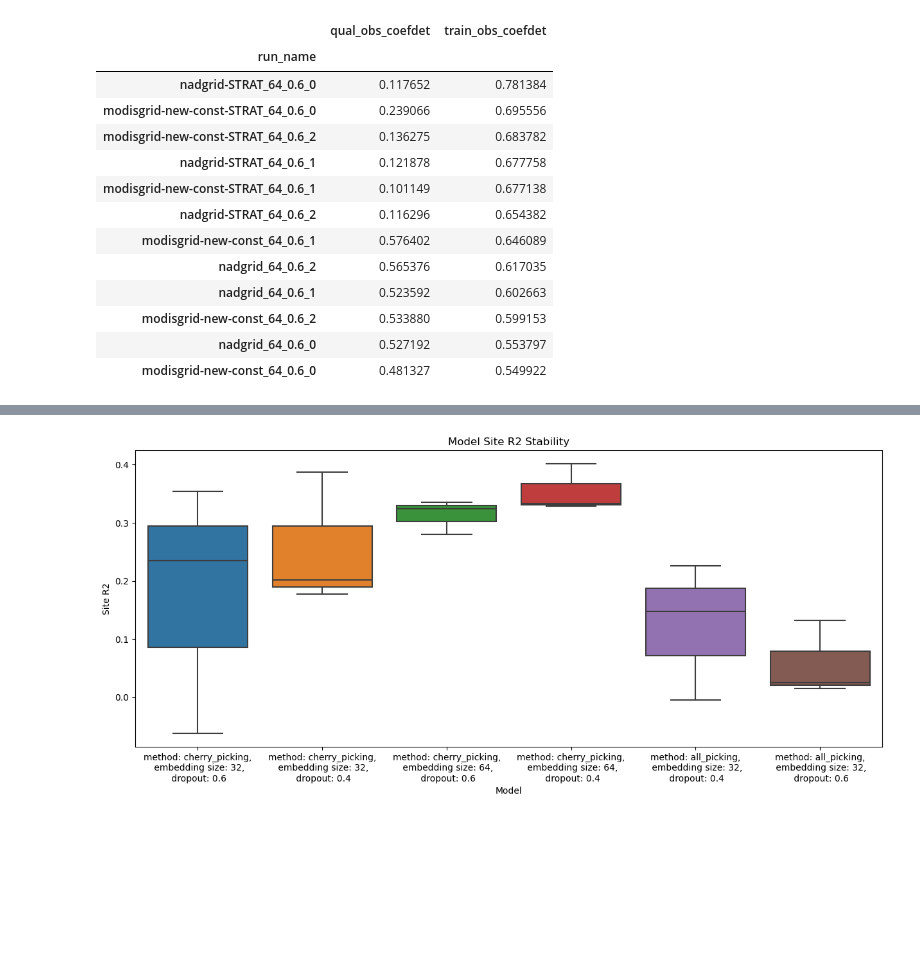
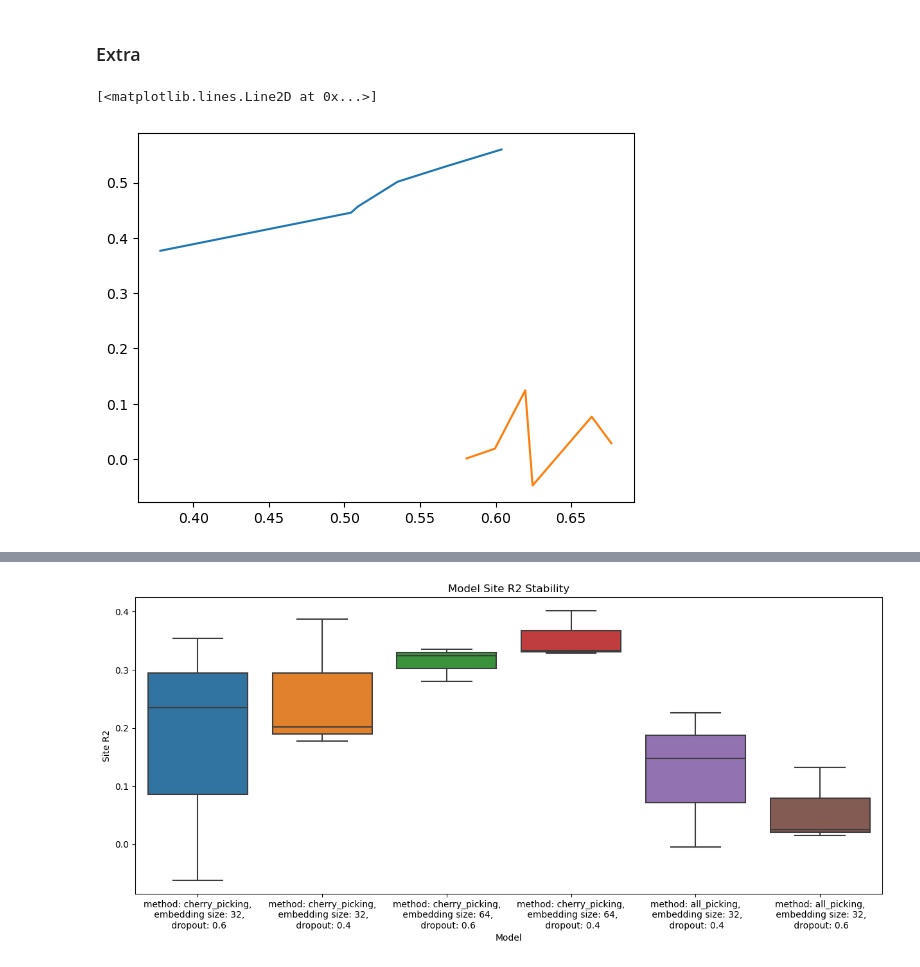
Before and after one commit to codebyandy/geolearn, a Jupyter notebook: app/vegetation/attention/andy/figures/analyze.ipynb, the cells around one changed output, grey strips where cells are left out. Saved outputs shown, nothing was run; the diff lists cells and outputs as text; code cells hidden in the pictures; blank space fills up the shorter version.

```diff
--- a/app/vegetation/attention/andy/figures/analyze.ipynb
+++ b/app/vegetation/attention/andy/figures/analyze.ipynb
@@ -44 +27,18 @@ cols_to_keep = [
 ]
+# %%
+cols_to_keep = [
+    'qual_obs_rmse', 'train_obs_rmse',
+    'qual_obs_coefdet', 'train_obs_coefdet'
+]
+
+df = df[cols_to_keep]
+# %%
+df2 = pd.read_csv('~/Downloads/wandb.csv')
+# %%
+df.qual_obs_rmse = round(df.qual_obs_rmse, 6)
+df2.qual_obs_rmse = round(df2.qual_obs_rmse, 6)
+df.qual_obs_coefdet = round(df.qual_obs_coefdet, 6)
+df2.qual_obs_coefdet = round(df2.qual_obs_coefdet, 6)
+
+df = df.merge(df2, on=['qual_obs_rmse', 'qual_obs_coefdet'])
+df['fold'] = df.Name.str[-1]
@@ -45,20 +48,18 @@ cols_to_keep = [
+# %%
+df = df.drop(['Name', 'seed'], axis=1)
+df = df.groupby(['dataset', 'split_version', 'fold']).mean()
+order = ['train_obs_rmse', 'qual_obs_rmse', 'train_obs_coefdet', 'qual_obs_coefdet']
+df[order].to_csv('~/Desktop/runs_by_folds.csv')
 # %%
-df[cols_to_keep].groupby("run_name").agg(np.mean).sort_values("qual_obs_coefdet")[["qual_obs_coefdet", "train_obs_coefdet"]].sort_values("train_obs_coefdet", ascending=False)
+# df = df[cols_to_keep].groupby('run_name').agg(np.mean)[['qual_obs_rmse', 'train_obs_rmse']].sort_values('qual_obs_rmse')
-# %% [output]
-|  | qual_obs_coefdet | train_obs_coefdet |
-| run_name |  |  |
-| nadgrid-STRAT_64_0.6_0 | 0.117652 | 0.781384 |
-| modisgrid-new-const-STRAT_64_0.6_0 | 0.239066 | 0.695556 |
-| modisgrid-new-const-STRAT_64_0.6_2 | 0.136275 | 0.683782 |
-| nadgrid-STRAT_64_0.6_1 | 0.121878 | 0.677758 |
-| modisgrid-new-const-STRAT_64_0.6_1 | 0.101149 | 0.677138 |
-| nadgrid-STRAT_64_0.6_2 | 0.116296 | 0.654382 |
-| modisgrid-new-const_64_0.6_1 | 0.576402 | 0.646089 |
-| nadgrid_64_0.6_2 | 0.565376 | 0.617035 |
-| nadgrid_64_0.6_1 | 0.523592 | 0.602663 |
-| modisgrid-new-const_64_0.6_2 | 0.533880 | 0.599153 |
-| nadgrid_64_0.6_0 | 0.527192 | 0.553797 |
-| modisgrid-new-const_64_0.6_0 | 0.481327 | 0.549922 |
+# %% [markdown]
+### Extra
+# %%
+plt.plot(df[df.split_version == 'random'].sort_values('train_obs_coefdet').train_obs_coefdet, df[df.split_version == 'random'].sort_values('train_obs_coefdet').qual_obs_coefdet)
+plt.plot(df[df.split_version == 'stratified'].sort_values('train_obs_coefdet').train_obs_coefdet, df[df.split_version == 'stratified'].sort_values('train_obs_coefdet').qual_obs_coefdet)
+# %% [output]
+[<matplotlib.lines.Line2D at 0x...>]
+[figure, added]
 # %%
 import matplotlib.pyplot as plt
 import seaborn as sns
```
Also changed, not shown: parts of 9 cells of this notebook, 10 other files.
